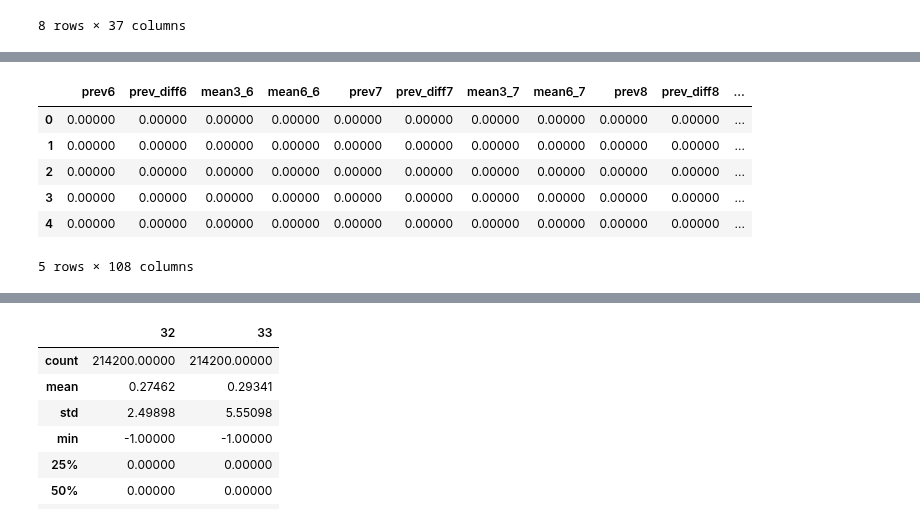
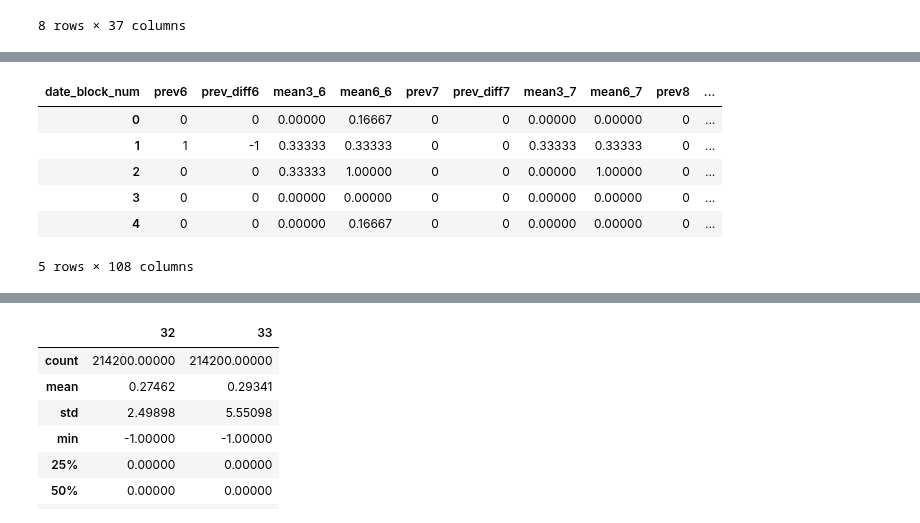
Before and after one commit to magavJanes/playground, a Jupyter notebook: Future Sales + Cluster Analysis v5.ipynb, the cells around one changed output, grey strips where cells are left out. Drawn from its saved outputs; the diff is of its cells as text; code cells hidden in the pictures.

```diff
--- a/Future Sales + Cluster Analysis v5.ipynb
+++ b/Future Sales + Cluster Analysis v5.ipynb
@@ -882,4 +1364,4 @@ Wall time: 125 ms
 # %%
 %%time
-df_test['city_cluster'] = df_test['city'].apply(lambda x: get_city_cluster(x))
+df['city_cluster'] = df['city'].apply(lambda x: get_city_cluster(x))
 # %% [output]
@@ -888,4 +1370,4 @@ Wall time: 250 ms
 # %%
 %%time
-df_test['category_cluster'] = df_test['subcategory'].apply(lambda x: get_category_cluster(x))
+df['category_cluster'] = df['subcategory'].apply(lambda x: get_category_cluster(x))
 # %% [output]
@@ -894,5 +1376,5 @@ Wall time: 246 ms
 # %%
-df_test['category'] = df_test['subcategory'].str.split('[-(]', n=0).str[0].str.strip()
+df['category'] = df['subcategory'].str.split('[-(]', n=0).str[0].str.strip()
 # %%
 #%%time
 #df_sells_in_month['month'] = df_sells_in_month['date_block_num']%12 + 1
@@ -915 +1409,3 @@ df_test.tail()
+# %%
+df[item_labels.columns.values] = df['item_id'].apply(lambda x: get_items_features(x))
 # %%
@@ -935,37 +1458,44 @@ array(['shop_id', 'item_id', 0, 1, 2, 3, 4, 5, 6, 7, 8, 9, 10, 11, 12, 13,
 # %%
 #const_cols = ['shop_cluster', 'city_cluster', 'category_cluster']
 const_cols = ['shop_cluster', 'city_cluster', 'category_cluster', 'shop_type', 'subcategory', 'category', 'city', 'shop_mega', 'digital']
+#const_cols = ['shop_type', 'subcategory', 'category', 'city', 'shop_mega', 'digital']
+l12_cols = item_labels.columns.values
+const_cols = np.concatenate([const_cols,l12_cols])
+#const_cols = ['shop_id', 'item_id']
 train_cols = [item for sublist in [[''.join(('prev', str(q)))
                        , ''.join(('prev_diff', str(q)))
                        , ''.join(('mean3_', str(q)))
                       , ''.join(('mean6_', str(q)))]
                       for q in range(6, 33)] for item in sublist]
 test_cols = [item for sublist in [[''.join(('prev', str(q)))
                        , ''.join(('prev_diff', str(q)))
                        , ''.join(('mean3_', str(q)))
                       , ''.join(('mean6_', str(q)))]
                       for q in range(7, 34)] for item in sublist]
 pred_cols = [item for sublist in [[''.join(('prev', str(q)))
                        , ''.join(('prev_diff', str(q)))
                        , ''.join(('mean3_', str(q)))
                       , ''.join(('mean6_', str(q)))]
                       for q in range(8, 35)] for item in sublist]
-X_const = df_test[const_cols]
-X_train_data = df_test[train_cols]
-X_test_data = df_test[test_cols]
+X_const = df[const_cols]
+X_const_pred = df_test[const_cols]
+X_train_data = df[train_cols]
+X_test_data = df[test_cols]
 X_pred_data = df_test[pred_cols]
-Y_train = df_test[32]
-Y_test = df_test[33]
+#Y_train = np.clip(df[32].values, 0, 20)
+#Y_test = np.clip(df[33].values, 0, 20)
+Y_train = df[32]
+Y_test = df[33]
 X_train_data.head()
 #np.array([const_cols,test_cols]).flatten()
 #const_cols + test_cols
 #flat_list = const_cols + [item for sublist in test_cols for item in sublist]
 #flat_list
 # %% [output]
-|  | prev6 | prev_diff6 | mean3_6 | mean6_6 | prev7 | prev_diff7 | mean3_7 | mean6_7 | prev8 | prev_diff8 | ... |
-| 0 | 0.00000 | 0.00000 | 0.00000 | 0.00000 | 0.00000 | 0.00000 | 0.00000 | 0.00000 | 0.00000 | 0.00000 | ... |
-| 1 | 0.00000 | 0.00000 | 0.00000 | 0.00000 | 0.00000 | 0.00000 | 0.00000 | 0.00000 | 0.00000 | 0.00000 | ... |
-| 2 | 0.00000 | 0.00000 | 0.00000 | 0.00000 | 0.00000 | 0.00000 | 0.00000 | 0.00000 | 0.00000 | 0.00000 | ... |
-| 3 | 0.00000 | 0.00000 | 0.00000 | 0.00000 | 0.00000 | 0.00000 | 0.00000 | 0.00000 | 0.00000 | 0.00000 | ... |
-| 4 | 0.00000 | 0.00000 | 0.00000 | 0.00000 | 0.00000 | 0.00000 | 0.00000 | 0.00000 | 0.00000 | 0.00000 | ... |
+| date_block_num | prev6 | prev_diff6 | mean3_6 | mean6_6 | prev7 | prev_diff7 | mean3_7 | mean6_7 | prev8 | ... |
+| 0 | 0 | 0 | 0.00000 | 0.16667 | 0 | 0 | 0.00000 | 0.00000 | 0 | ... |
+| 1 | 1 | -1 | 0.33333 | 0.33333 | 0 | 0 | 0.33333 | 0.33333 | 0 | ... |
+| 2 | 0 | 0 | 0.33333 | 1.00000 | 0 | 0 | 0.00000 | 1.00000 | 0 | ... |
+| 3 | 0 | 0 | 0.00000 | 0.00000 | 0 | 0 | 0.00000 | 0.00000 | 0 | ... |
+| 4 | 0 | 0 | 0.00000 | 0.16667 | 0 | 0 | 0.00000 | 0.00000 | 0 | ... |
 5 rows × 108 columns
```
Also changed, not shown: parts of 75 cells of this notebook, 1 other file.
